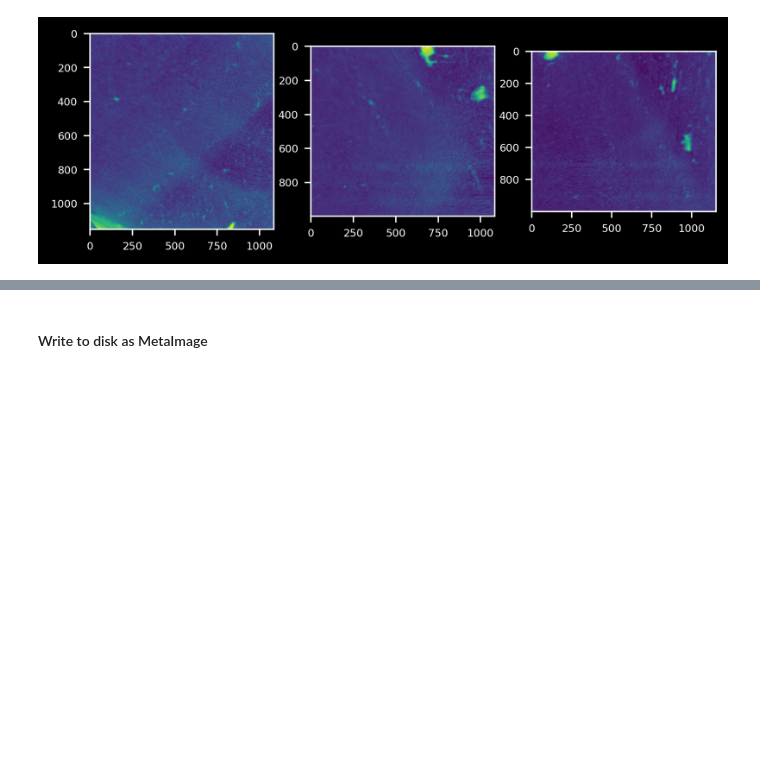
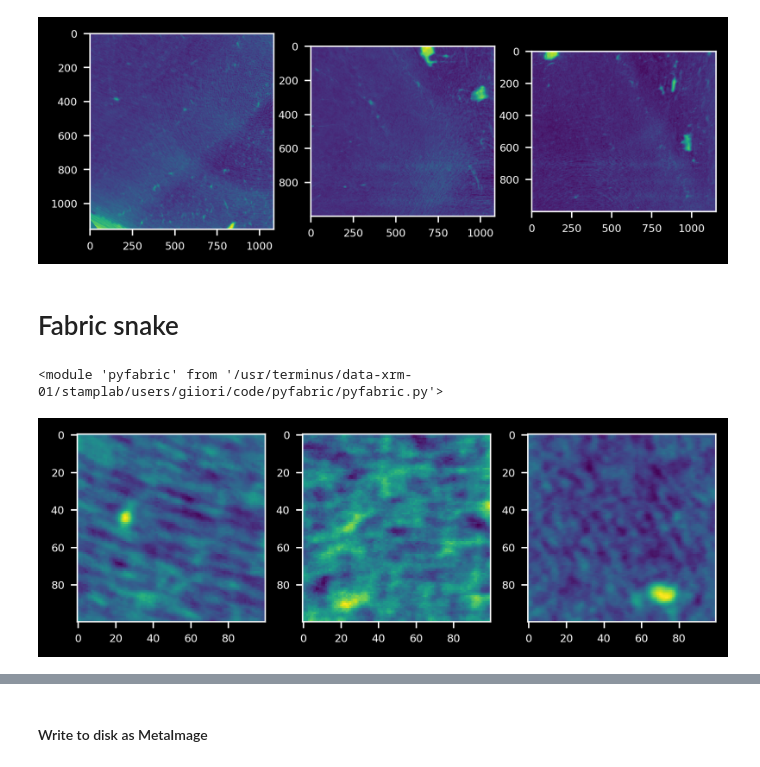
Before and after one commit to gianthk/pyfabric, a Jupyter notebook: notebooks/pyfabric_ex04_CDJ.ipynb, the cells around one changed output, grey strips where cells are left out. Cells and saved outputs as stored; diff of their text form; code cells hidden in the pictures; blank space fills up the shorter version.

```diff
--- a/notebooks/pyfabric_ex04_CDJ.ipynb
+++ b/notebooks/pyfabric_ex04_CDJ.ipynb
@@ -106,3 +106,17 @@ for i in tqdm(range(0,n_slices)):
 plot_midplanes(data_3D)
 # %% [output]
 [figure]
+# %% [markdown]
+# Fabric snake
+# %%
+import importlib
+importlib.reload(pyfabric)
+# %% [output]
+<module 'pyfabric' from '/usr/terminus/data-xrm-01/stamplab/users/giiori/code/pyfabric/pyfabric.py'>
+# %%
+x=800
+sx=100
+pippo = data_3D[x:x+sx, x:x+sx, x:x+sx]
+plot_midplanes(pippo)
+# %% [output]
+[figure, added]
```
Also changed, not shown: parts of 4 cells of this notebook, 1 other file.
